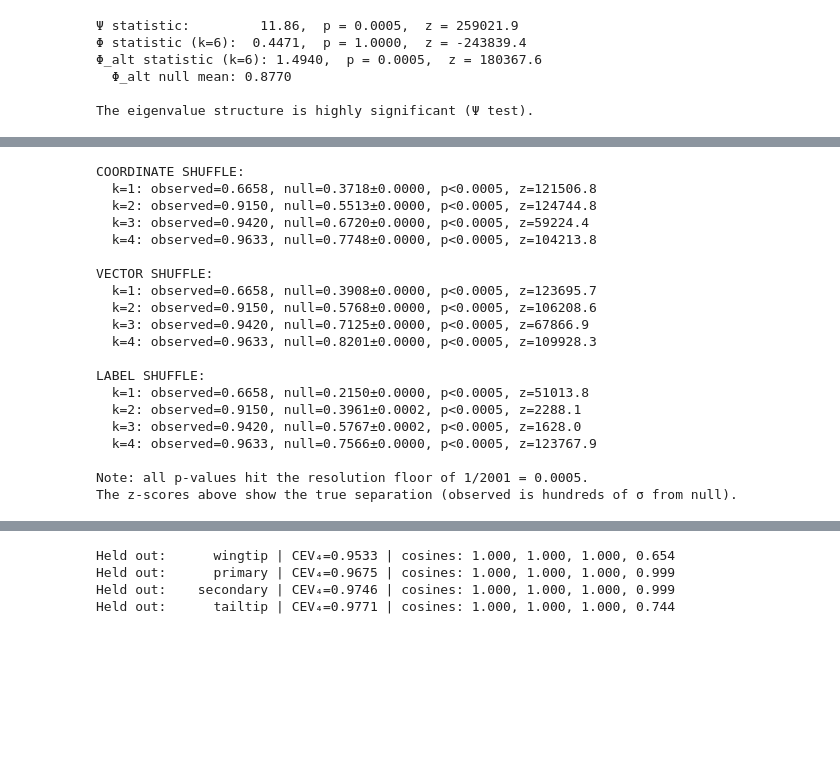
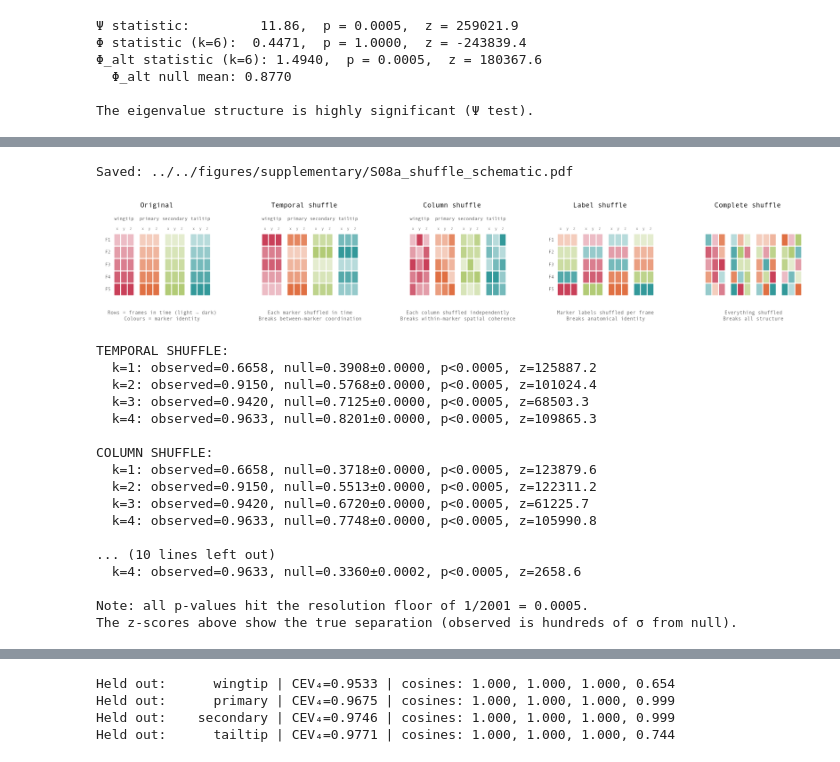
Before and after one commit to LydiaFrance/kinematic-morphospace, a Jupyter notebook: examples/hawks/06_RobustnessValidation.ipynb, the cells around one changed output, grey strips where cells are left out. Drawn from its saved outputs; the diff is of its cells as text; code cells hidden in the pictures; blank space fills up the shorter version.

```diff
--- a/examples/hawks/06_RobustnessValidation.ipynb
+++ b/examples/hawks/06_RobustnessValidation.ipynb
@@ -223,46 +237,61 @@ If the observed CEV significantly exceeds all three null distributions, the morp
+# %%
+# Standalone schematic
+fig = plot_shuffle_schematic()
+save_figure(fig, '../../figures/supplementary/S08a_shuffle_schematic.pdf')
+plt.show()
+# %% [output]
+Saved: ../../figures/supplementary/S08a_shuffle_schematic.pdf
+[figure, added]
 # %%
-# Shuffled dataset controls — three null models (vectorized)
+# Shuffled dataset controls — four null models (vectorised)
 rng = ensure_rng(CONFIG["rng_seed"])
 n_perm = CONFIG["n_permutations"]
-n_comp = CONFIG["n_components"]
+n_components = CONFIG["n_components"]
 n_straight = int(straight_mask.sum())
 
 # Fast eigenvalue spectrum via covariance matrix (avoids sklearn overhead)
-def fast_cev(X, n_comp):
+def fast_cev(X, n_components):
     """Compute CEV directly from covariance eigendecomposition."""
     X_c = X - X.mean(axis=0)
     cov = X_c.T @ X_c / (X_c.shape[0] - 1)
     ev = np.linalg.eigvalsh(cov)[::-1]  # descending
-    return np.cumsum(ev[:n_comp] / ev.sum())
+    return np.cumsum(ev[:n_components] / ev.sum())
 
 # Storage for null CEV distributions
 shuffle_results = {}
 straight_3d = unilateral_data[straight_mask]
 frame_idx = np.arange(n_straight)
 
-for mode in ["coordinate", "vector", "label"]:
-    null_cev = np.zeros((n_perm, n_comp))
+for mode in ["temporal", "column", "label", "complete"]:
+    null_cev = np.zeros((n_perm, n_components))
 
     for i in range(n_perm):
-        if mode == "coordinate":
+        if mode == "complete":
+            # Shuffle every value in the entire matrix regardless of
+            # frame, marker, or axis — destroys ALL structure
+            shuffled = straight_flat.copy()
+            rng.shuffle(shuffled.ravel())
+            null_cev[i] = fast_cev(shuffled, n_components)
+
+        elif mode == "column":
             # Shuffle each feature column independently
             shuffled = straight_flat.copy()
             for col in range(shuffled.shape[1]):
                 rng.shuffle(shuffled[:, col])
-            null_cev[i] = fast_cev(shuffled, n_comp)
+            null_cev[i] = fast_cev(shuffled, n_components)
 
-        elif mode == "vector":
-            # Shuffle each marker's 3D vector independently
+        elif mode == "temporal":
+            # Shuffle each marker's 3D vector independently in time
             shuffled_3d = straight_3d.copy()
             for m in range(n_markers):
                 shuffled_3d[:, m, :] = shuffled_3d[rng.permutation(n_straight), m, :]
-            null_cev[i] = fast_cev(shuffled_3d.reshape(-1, n_markers * 3), n_comp)
+            null_cev[i] = fast_cev(shuffled_3d.reshape(-1, n_markers * 3), n_components)
 
         elif mode == "label":
             # Vectorized: random marker permutation for all frames at once
             perm = np.argsort(rng.random((n_straight, n_markers)), axis=1)
             shuffled_3d = straight_3d[frame_idx[:, None], perm, :]
-            null_cev[i] = fast_cev(shuffled_3d.reshape(-1, n_markers * 3), n_comp)
+            null_cev[i] = fast_cev(shuffled_3d.reshape(-1, n_markers * 3), n_components)
 
     shuffle_results[mode] = null_cev
 
@@ -280,23 +309,20 @@ for mode in ["coordinate", "vector", "label"]:
 print(f"\nNote: all p-values hit the resolution floor of 1/{n_perm+1} = {1/(n_perm+1):.4f}.")
 print("The z-scores above show the true separation (observed is hundreds of σ from null).")
 # %% [output]
-COORDINATE SHUFFLE:
-  k=1: observed=0.6658, null=0.3718±0.0000, p<0.0005, z=121506.8
-  k=2: observed=0.9150, null=0.5513±0.0000, p<0.0005, z=124744.8
-  k=3: observed=0.9420, null=0.6720±0.0000, p<0.0005, z=59224.4
-  k=4: observed=0.9633, null=0.7748±0.0000, p<0.0005, z=104213.8
+TEMPORAL SHUFFLE:
+  k=1: observed=0.6658, null=0.3908±0.0000, p<0.0005, z=125887.2
+  k=2: observed=0.9150, null=0.5768±0.0000, p<0.0005, z=101024.4
+  k=3: observed=0.9420, null=0.7125±0.0000, p<0.0005, z=68503.3
+  k=4: observed=0.9633, null=0.8201±0.0000, p<0.0005, z=109865.3
 
-VECTOR SHUFFLE:
-  k=1: observed=0.6658, null=0.3908±0.0000, p<0.0005, z=123695.7
-  k=2: observed=0.9150, null=0.5768±0.0000, p<0.0005, z=106208.6
-  k=3: observed=0.9420, null=0.7125±0.0000, p<0.0005, z=67866.9
-  k=4: observed=0.9633, null=0.8201±0.0000, p<0.0005, z=109928.3
+COLUMN SHUFFLE:
+  k=1: observed=0.6658, null=0.3718±0.0000, p<0.0005, z=123879.6
+  k=2: observed=0.9150, null=0.5513±0.0000, p<0.0005, z=122311.2
+  k=3: observed=0.9420, null=0.6720±0.0000, p<0.0005, z=61225.7
+  k=4: observed=0.9633, null=0.7748±0.0000, p<0.0005, z=105990.8
 
-LABEL SHUFFLE:
-  k=1: observed=0.6658, null=0.2150±0.0000, p<0.0005, z=51013.8
-  k=2: observed=0.9150, null=0.3961±0.0002, p<0.0005, z=2288.1
-  k=3: observed=0.9420, null=0.5767±0.0002, p<0.0005, z=1628.0
-  k=4: observed=0.9633, null=0.7566±0.0000, p<0.0005, z=123767.9
+... (10 lines left out)
+  k=4: observed=0.9633, null=0.3360±0.0002, p<0.0005, z=2658.6
 
 Note: all p-values hit the resolution floor of 1/2001 = 0.0005.
 The z-scores above show the true separation (observed is hundreds of σ from null).
```
Also changed, not shown: parts of 49 cells of this notebook, 13 other files.
